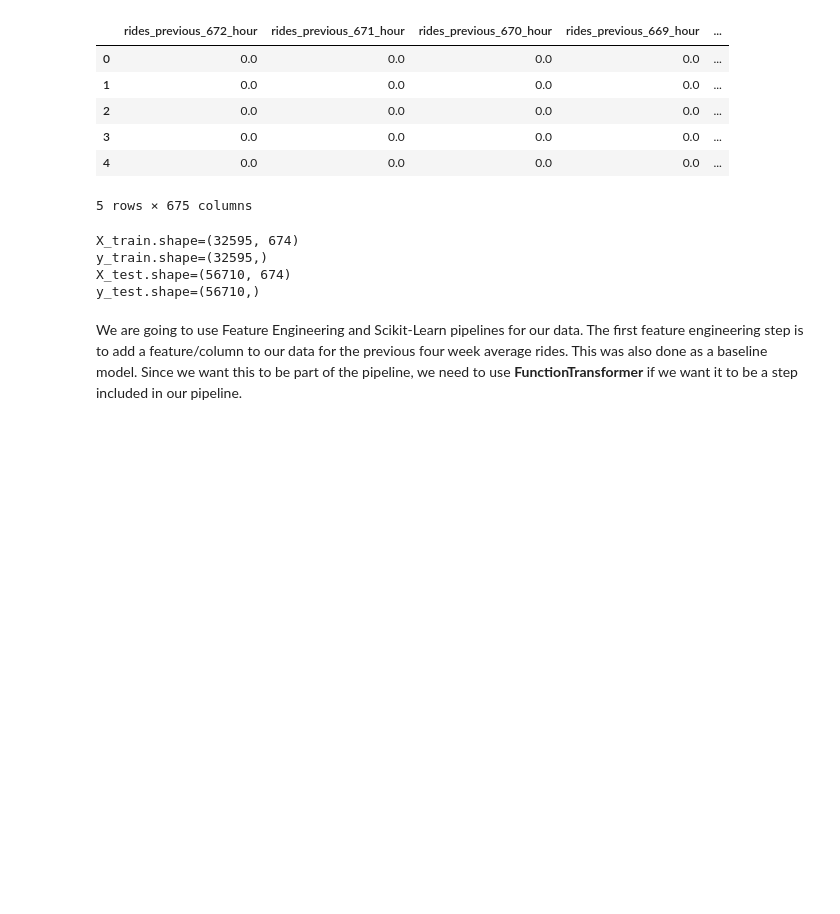
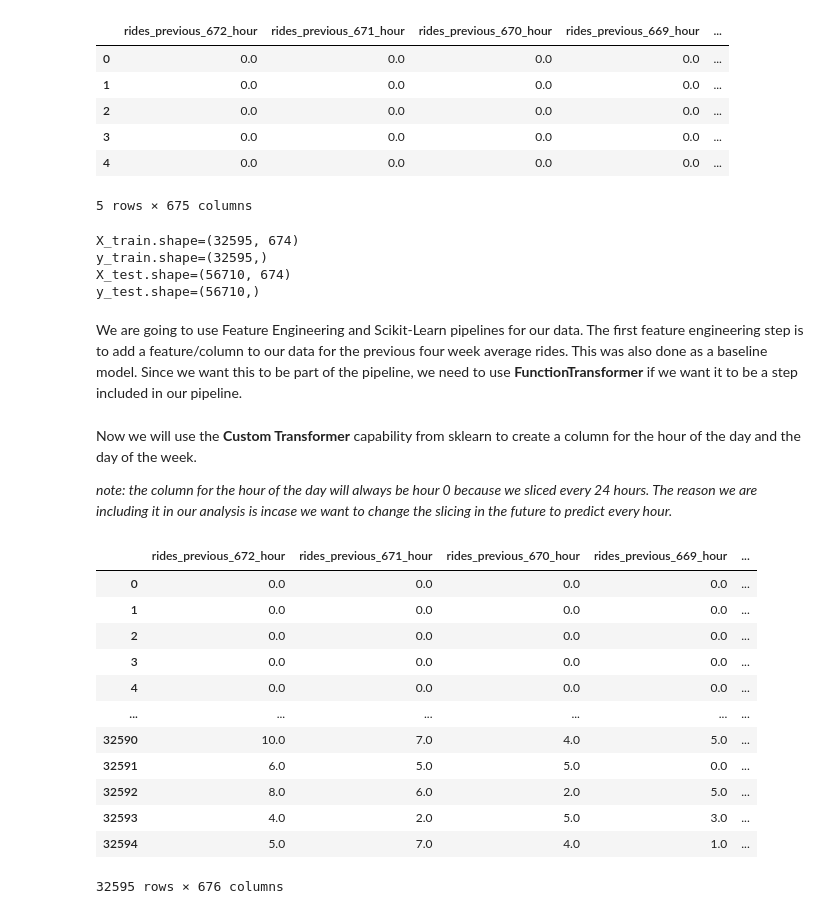
Before and after one commit to ryslipe/taxi_demand_predictor, a Jupyter notebook: notebooks/09_lightgbm_with_feature_engineering.ipynb, the cells around one changed output. Cells and saved outputs as stored; diff of their text form; code cells hidden in the pictures; blank space fills up the shorter version.

Commit message:
feature engineering - have to comment out hour of day

```diff
--- a/notebooks/09_lightgbm_with_feature_engineering.ipynb
+++ b/notebooks/09_lightgbm_with_feature_engineering.ipynb
@@ -41,10 +41,56 @@ We are going to use Feature Engineering and Scikit-Learn pipelines for our data.
 # add average rides last 4 weeks
 def average_rides_last_four_weeks(X: pd.DataFrame) -> pd.DataFrame:
     '''Add feature that is the average of previous four weeks.'''
-    X['average_last_four_weeks'] = (X[f'rides_previous_{7*24}'] + X[f'rides_previous_{14*24}'] +
-                                    X[f'rides_previous_{21*24}'] + X[f'rides_previous_{28*24}']) / 4
+    def average_rides_last_4_weeks(X: pd.DataFrame) -> pd.DataFrame:
+        '''Adds rides previous four weeeks.'''
+
+    X['average_rides_last_4_weeks'] = 0.25*(
+        X[f'rides_previous_{7*24}_hour'] + \
+        X[f'rides_previous_{14*24}_hour'] + \
+        X[f'rides_previous_{21*24}_hour'] + \
+        X[f'rides_previous_{28*24}_hour']
+    )
     return X
 # %%
 from sklearn.preprocessing import FunctionTransformer
 
 add_feature_previous_4_average = FunctionTransformer(average_rides_last_four_weeks, validate = False)
+# %% [markdown]
+Now we will use the **Custom Transformer** capability from sklearn to create a column for the hour of the day and the day of the week.
+
+*note: the column for the hour of the day will always be hour 0 because we sliced every 24 hours. The reason we are including it in our analysis is incase we want to change the slicing in the future to predict every hour.*
+# %%
+from sklearn.base import BaseEstimator, TransformerMixin
+
+class TemporalFeatures(BaseEstimator, TransformerMixin):
+    def fit(self, X, y = None):  # we have no parameters so nothing has to be done
+        return self
+    def transform(self, X, y = None):
+        # make a copy of X since we are dropping a row
+        X_ = X.copy()
+
+        # hour of day and day of week
+        X_['hour'] = X_['pickup_hour'].dt.hour
+        X_['day'] = X_['pickup_hour'].dt.dayofweek
+
+        # using lightGBM so we have to drop the datetime column
+        return X_.drop(columns = ['pickup_hour'])
+# %%
+# implement previous two steps
+add_feature_previous_4_average.fit_transform(X_train)
+add_temporal_features = TemporalFeatures()
+add_temporal_features.fit_transform(X_train)
+# %% [output]
+|  | rides_previous_672_hour | rides_previous_671_hour | rides_previous_670_hour | rides_previous_669_hour | ... |
+| 0 | 0.0 | 0.0 | 0.0 | 0.0 | ... |
+| 1 | 0.0 | 0.0 | 0.0 | 0.0 | ... |
+| 2 | 0.0 | 0.0 | 0.0 | 0.0 | ... |
+| 3 | 0.0 | 0.0 | 0.0 | 0.0 | ... |
+| 4 | 0.0 | 0.0 | 0.0 | 0.0 | ... |
+| ... | ... | ... | ... | ... | ... |
+| 32590 | 10.0 | 7.0 | 4.0 | 5.0 | ... |
+| 32591 | 6.0 | 5.0 | 5.0 | 0.0 | ... |
+| 32592 | 8.0 | 6.0 | 2.0 | 5.0 | ... |
+| 32593 | 4.0 | 2.0 | 5.0 | 3.0 | ... |
+| 32594 | 5.0 | 7.0 | 4.0 | 1.0 | ... |
+32595 rows × 676 columns
```
Also changed, not shown: parts of 8 cells of this notebook.
